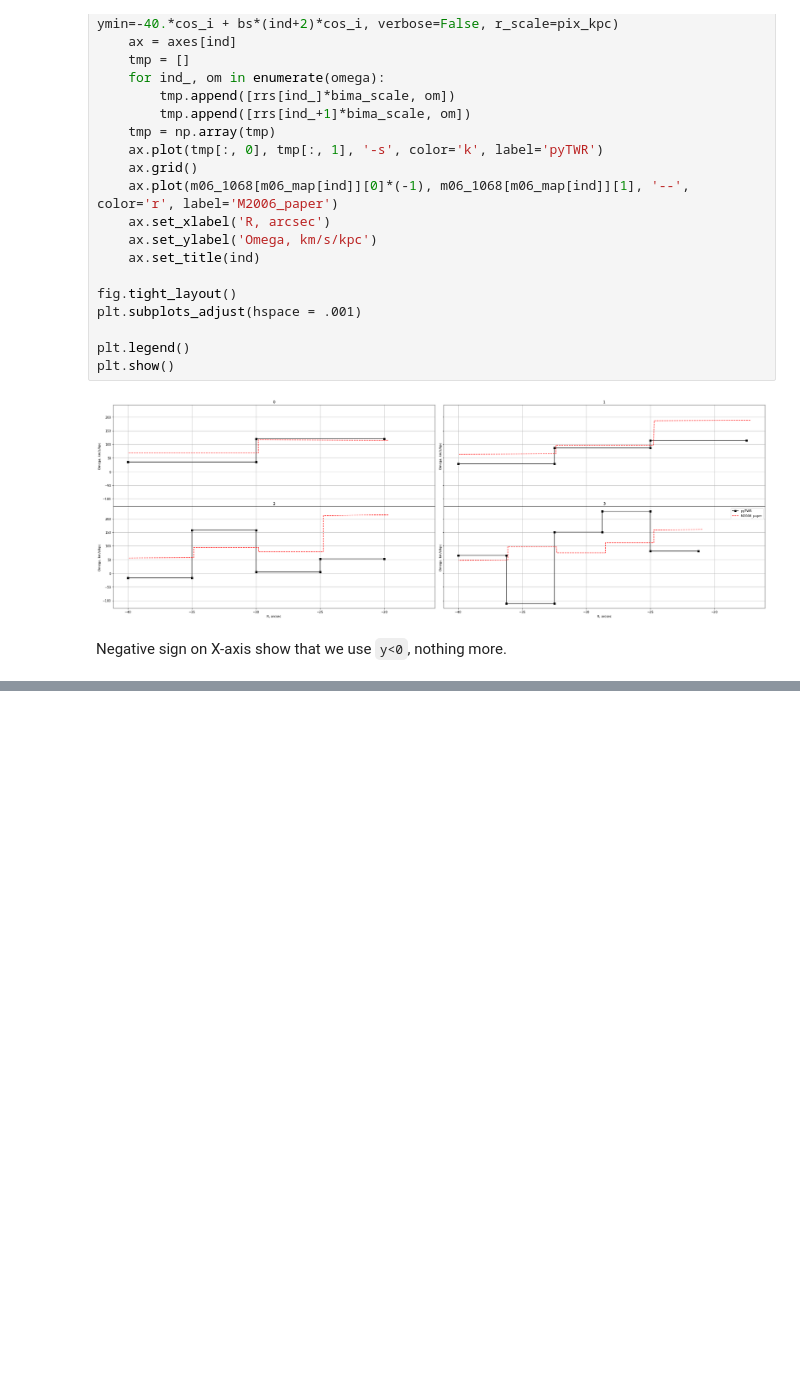
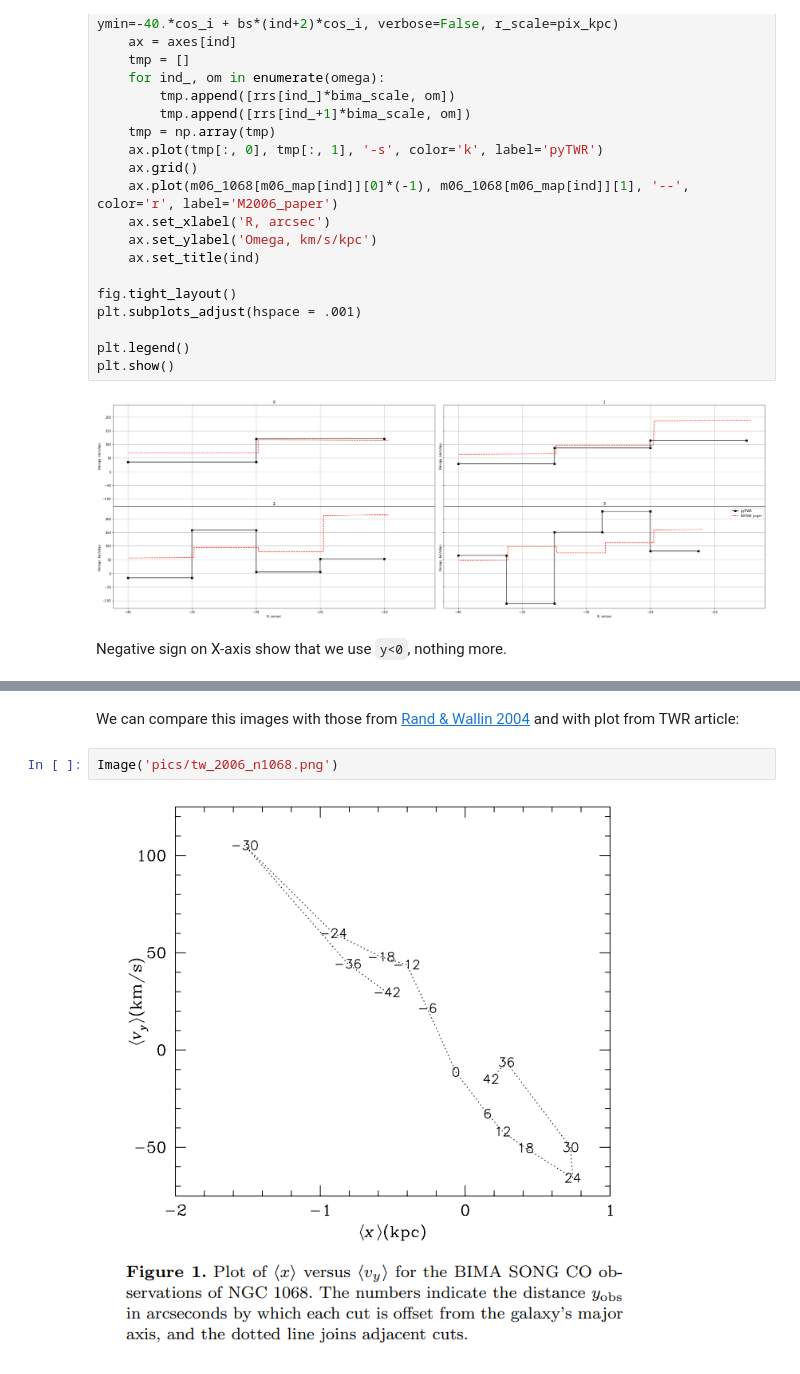
Before and after one commit to Amarchuk/pyTWR, a Jupyter notebook: Example notebook.ipynb, the cells around one changed output, grey strips where cells are left out. Saved outputs shown, nothing was run; the diff lists cells and outputs as text; blank space fills up the shorter version.

```diff
--- a/Example notebook.ipynb
+++ b/Example notebook.ipynb
@@ -306,0 +356,6 @@ Negative sign on X-axis show that we use `y<0`, nothing more.
+# %% [markdown]
+ We can compare this images with those from [Rand & Wallin 2004](https://arxiv.org/pdf/astro-ph/0406426.pdf) and with plot from TWR article:
+# %%
+Image('pics/tw_2006_n1068.png')
+# %% [output]
+[figure, added]
```
Also changed, not shown: parts of 34 cells of this notebook, 1 other file.
